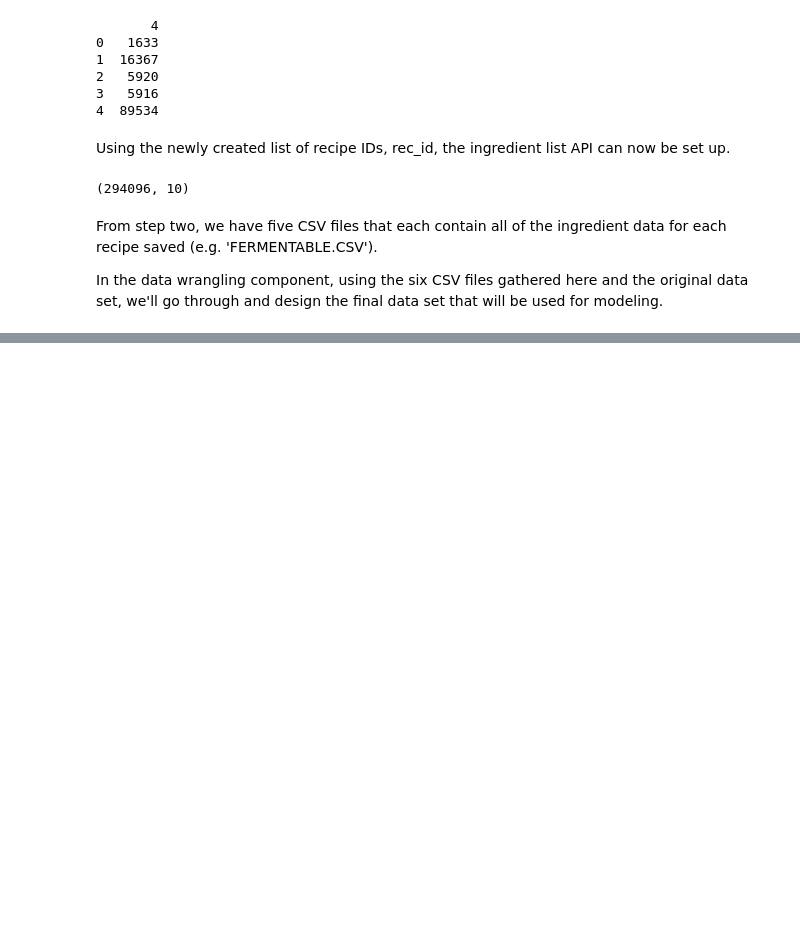
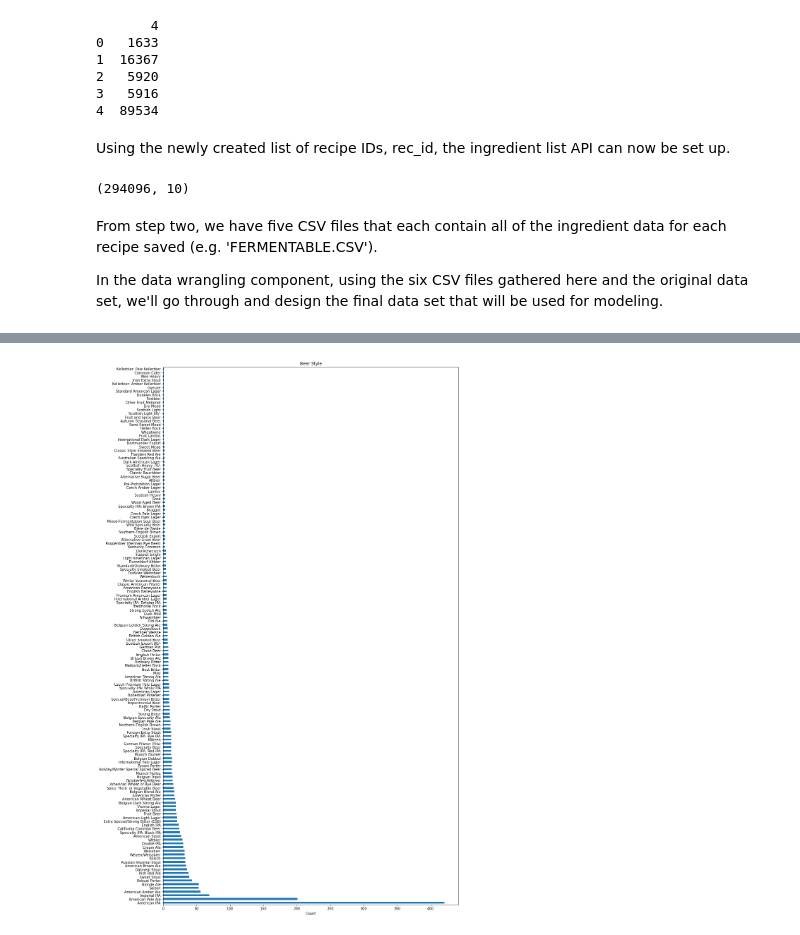
Before and after one commit to wessela42/DSCapstoneProject-2, a Jupyter notebook: DataScienceProject_BeerRatings_DataAquisition.ipynb, the cells around one changed output, grey strips where cells are left out. Drawn from its saved outputs; the diff is of its cells as text; code cells hidden in the pictures; blank space fills up the shorter version.

```diff
--- a/DataScienceProject_BeerRatings_DataAquisition.ipynb
+++ b/DataScienceProject_BeerRatings_DataAquisition.ipynb
@@ -251,0 +406,3 @@ design the final data set that will be used for modeling.
+# %%
+review_df = pd.read_csv('reviewData_all.csv', engine = 'python', encoding = 'ISO-8859-1')
+print(review_df.head())
@@ -251,0 +466,2 @@ design the final data set that will be used for modeling.
+# %%
+review_no_url_df = review_df.drop('url', axis=1)
@@ -251,0 +477,3 @@ design the final data set that will be used for modeling.
+# %%
+recipe_ID_review_df = pd.concat([recipe_ID_df, review_no_url_df], axis = 1)
+print(recipe_ID_review_df)
@@ -251,0 +512,2 @@ design the final data set that will be used for modeling.
+# %%
+refined_recipe_df = recipe_ID_review_df[recipe_ID_review_df['rating'].notna()]
@@ -251,0 +591,12 @@ design the final data set that will be used for modeling.
+# %%
+fig, ax = plt.subplots()
+#Specify a horizontal barplot ('barh') as kind of plot (kind=)
+refined_recipe_df.Style.value_counts().plot(kind='barh', figsize=(15, 28))
+
+ax.set_title('Beer Style')
+
+ax.set_xlabel('Count')
+
+plt.subplots_adjust(wspace=0.5);
+# %% [output]
+[figure, added]
```
Also changed, not shown: parts of 92 cells of this notebook.
